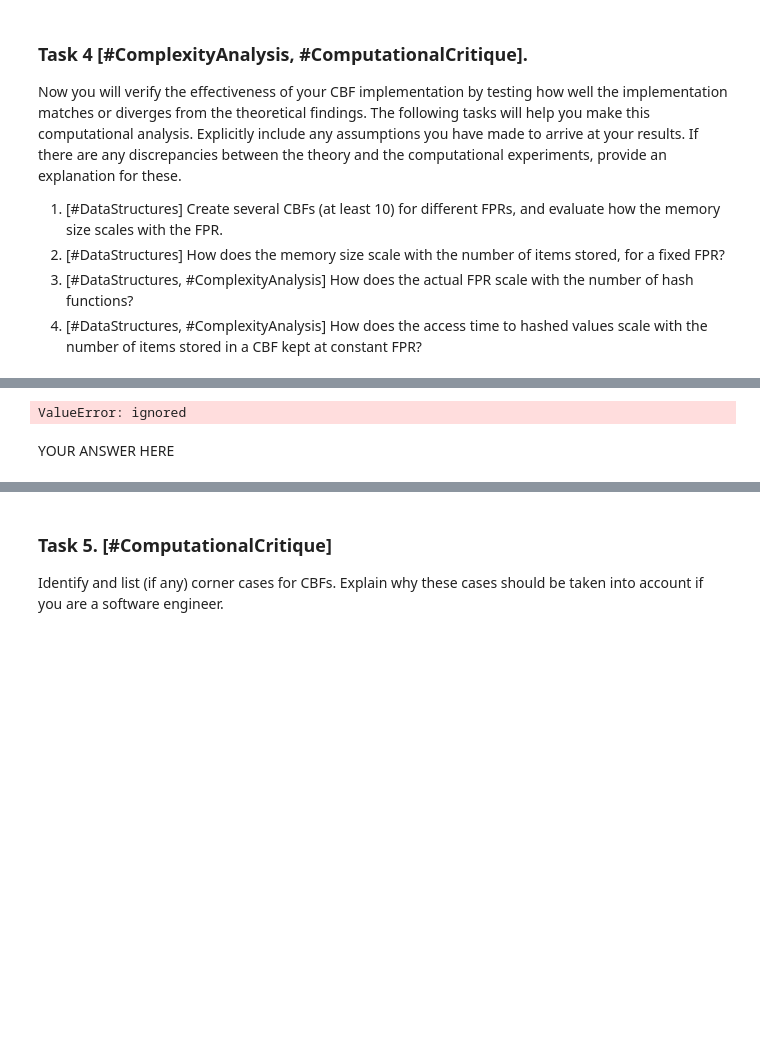
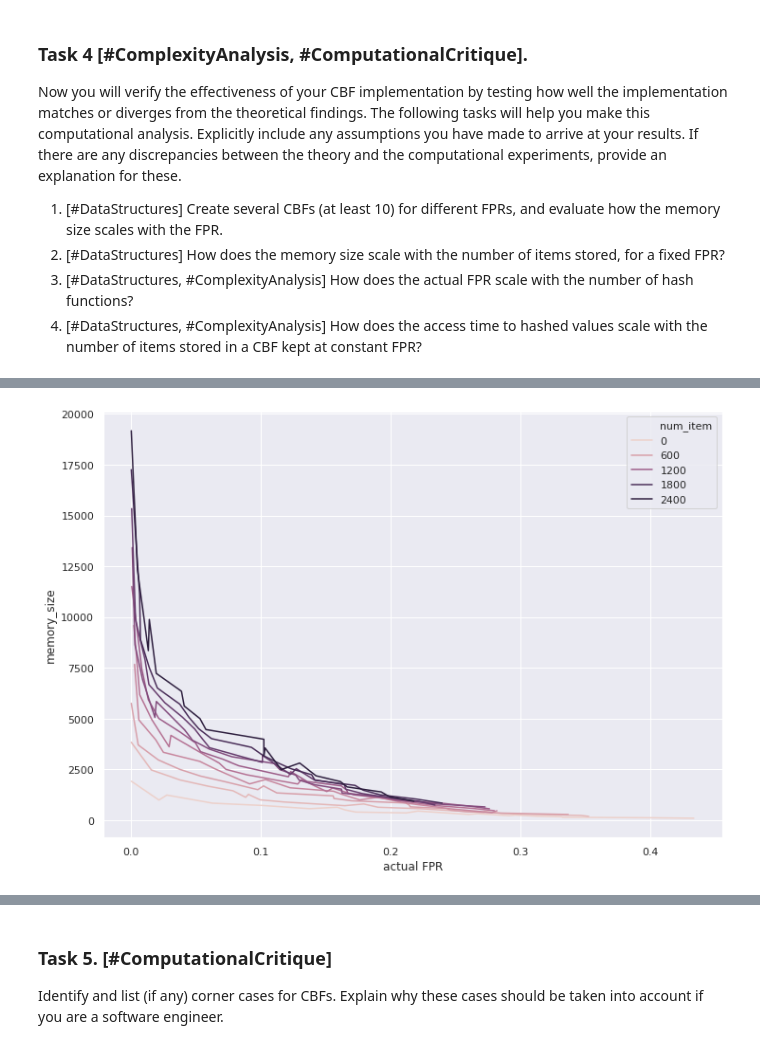
Before and after one commit to mahmud-nobe/CS110_Assignments, a Jupyter notebook: CS110 Assignment 3: Bloom Filters/CS110_Assignment_3.ipynb, the cells around one changed output, grey strips where cells are left out. Cells and saved outputs as stored; diff of their text form; code cells hidden in the pictures; blank space fills up the shorter version.

```diff
--- a/CS110 Assignment 3: Bloom Filters/CS110_Assignment_3.ipynb
+++ b/CS110 Assignment 3: Bloom Filters/CS110_Assignment_3.ipynb
@@ -542,4 +699,0 @@ plt.show()
-# %%
-sns.scatterplot([(x,y) for x in FPRs and y in num_items])
-# %% [output]
-ValueError: ignored
@@ -581,2 +700,8 @@ for fpr in FPRs:
-# %% [markdown]
-YOUR ANSWER HERE
+# %%
+#### Experimental analysis
+# With actual FPR from the experiment
+
+sns.lineplot(x = 'actual FPR', y='memory_size', hue='num_item', data=plotting_data)
+plt.show()
+# %% [output]
+[figure, added]
```
Also changed, not shown: parts of 54 cells of this notebook.
